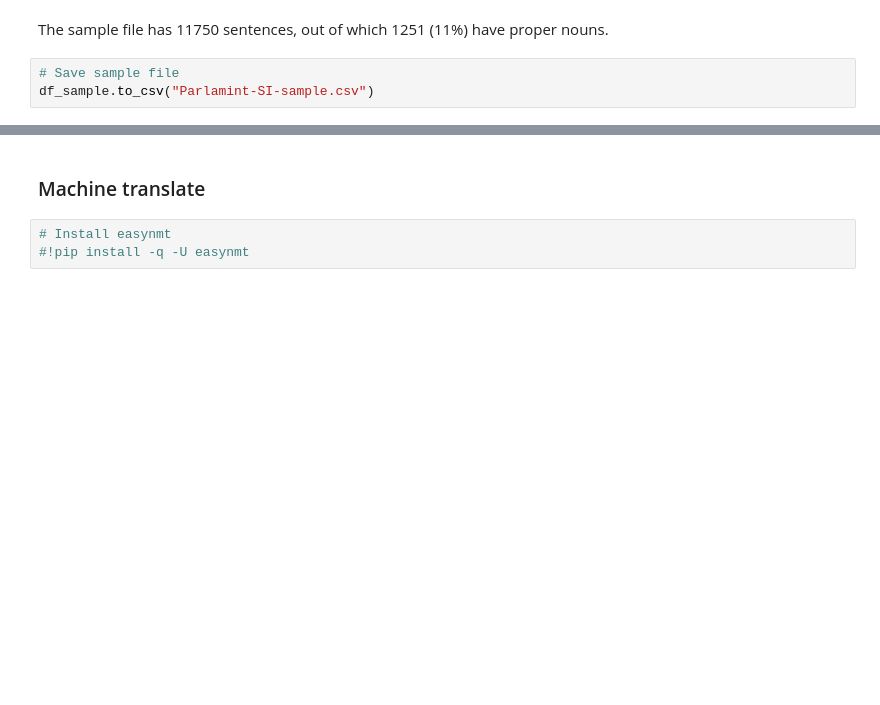
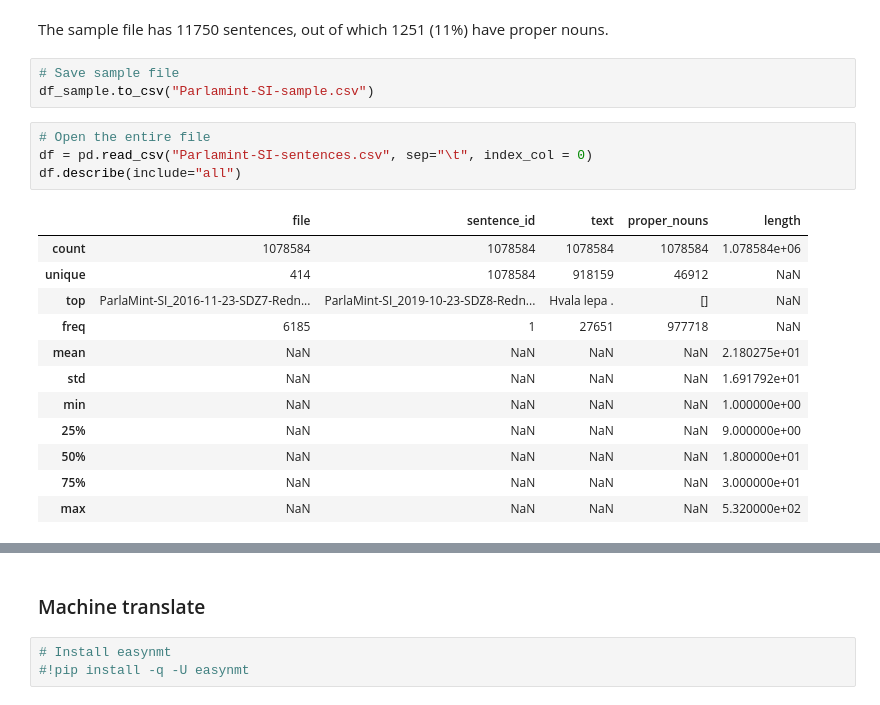
Before and after one commit to TajaKuzman/Parlamint-translation, a Jupyter notebook: 1-Prepare-and-translate-data.ipynb, the cells around one changed output, grey strips where cells are left out. Cells and saved outputs as stored; diff of their text form; blank space fills up the shorter version.

```diff
--- a/1-Prepare-and-translate-data.ipynb
+++ b/1-Prepare-and-translate-data.ipynb
@@ -270,3 +270,20 @@ The sample file has 11750 sentences, out of which 1251 (11%) have proper nouns.
 # %%
 # Save sample file
 df_sample.to_csv("Parlamint-SI-sample.csv")
+# %%
+# Open the entire file
+df = pd.read_csv("Parlamint-SI-sentences.csv", sep="\t", index_col = 0)
+df.describe(include="all")
+# %% [output]
+|  | file | sentence_id | text | proper_nouns | length |
+| count | 1078584 | 1078584 | 1078584 | 1078584 | 1.078584e+06 |
+| unique | 414 | 1078584 | 918159 | 46912 | NaN |
+| top | ParlaMint-SI_2016-11-23-SDZ7-Redn... | ParlaMint-SI_2019-10-23-SDZ8-Redn... | Hvala lepa . | [] | NaN |
+| freq | 6185 | 1 | 27651 | 977718 | NaN |
+| mean | NaN | NaN | NaN | NaN | 2.180275e+01 |
+| std | NaN | NaN | NaN | NaN | 1.691792e+01 |
+| min | NaN | NaN | NaN | NaN | 1.000000e+00 |
+| 25% | NaN | NaN | NaN | NaN | 9.000000e+00 |
+| 50% | NaN | NaN | NaN | NaN | 1.800000e+01 |
+| 75% | NaN | NaN | NaN | NaN | 3.000000e+01 |
+| max | NaN | NaN | NaN | NaN | 5.320000e+02 |
```
Also changed, not shown: parts of 12 cells of this notebook, 5 other files.
